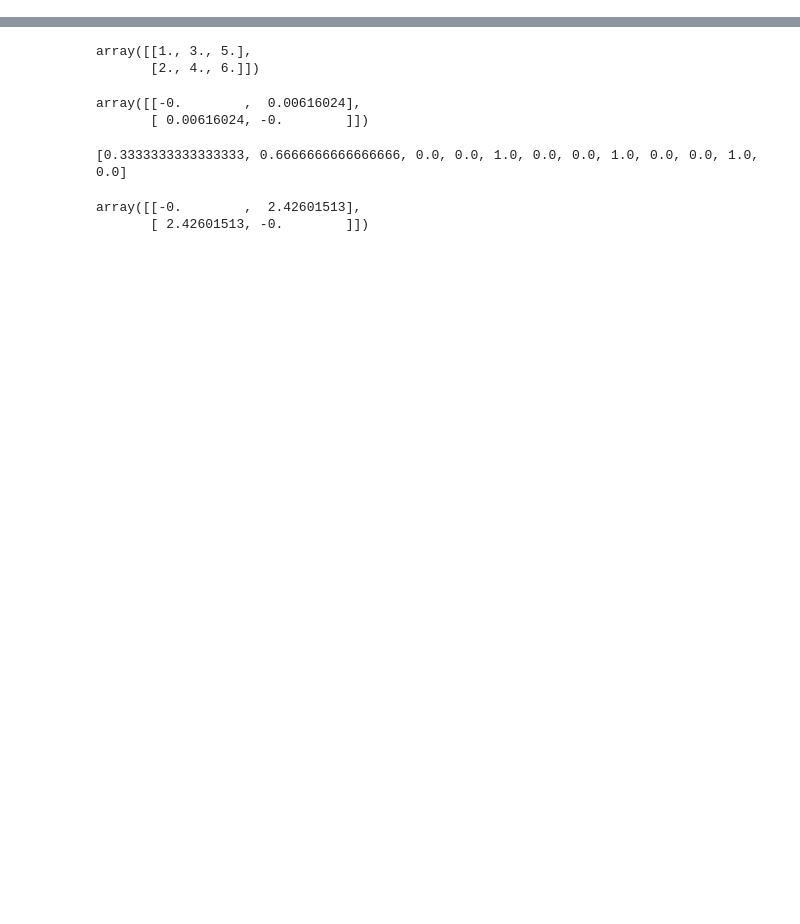
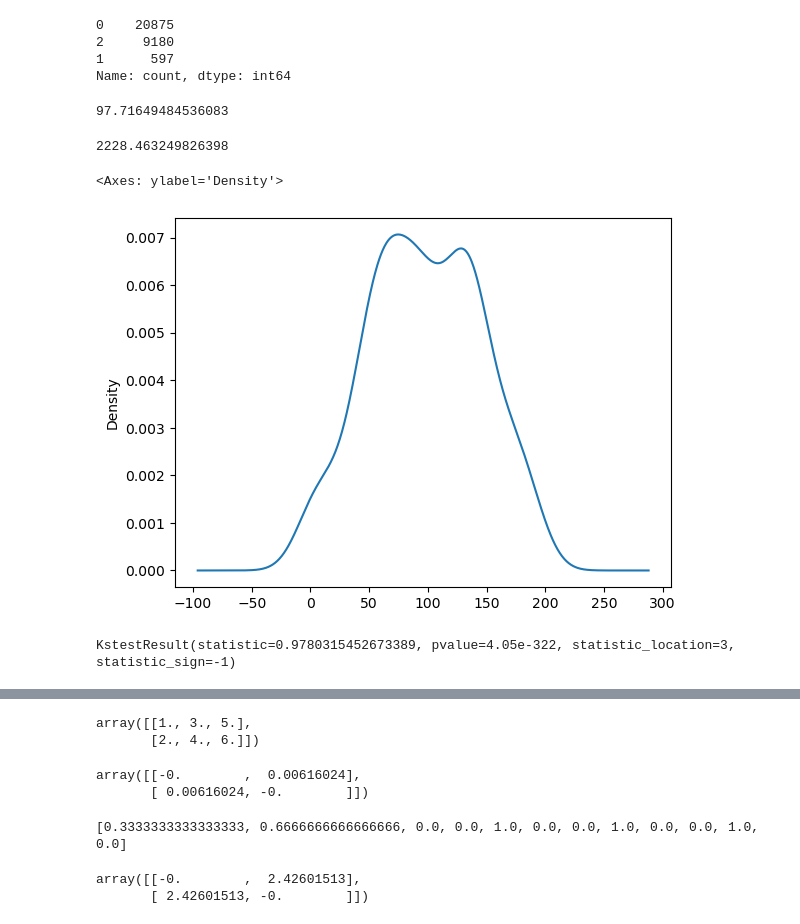
Before and after one commit to Phlup/Masterarbeit, a Jupyter notebook: code/Windows/genotype_sim.ipynb, the cells around one changed output, grey strips where cells are left out. Saved outputs shown, nothing was run; the diff lists cells and outputs as text; code cells hidden in the pictures; blank space fills up the shorter version.

```diff
--- a/code/Windows/genotype_sim.ipynb
+++ b/code/Windows/genotype_sim.ipynb
@@ -50,0 +171,24 @@ geno_sim = propagate_geno(chr1_arg, founder_nodes, chr_1_SNP_positions)
+# %%
+pd.Series(geno_add.values.flatten().tolist()).value_counts()
+# %% [output]
+0    20875
+2     9180
+1      597
+Name: count, dtype: int64
+# %%
+geno_add.sum(axis = 1).mean()
+# %% [output]
+97.71649484536083
+# %%
+geno_add.sum(axis = 1).var()
+# %% [output]
+2228.463249826398
+# %%
+geno_add.sum(axis = 1).plot.kde()
+# %% [output]
+<Axes: ylabel='Density'>
+[figure, added]
+# %%
+stats.kstest(geno_add.sum(axis = 1), "norm")
+# %% [output]
+KstestResult(statistic=0.9780315452673389, pvalue=4.05e-322, statistic_location=3, statistic_sign=-1)
```
Also changed, not shown: parts of 30 cells of this notebook, 7 other files.
